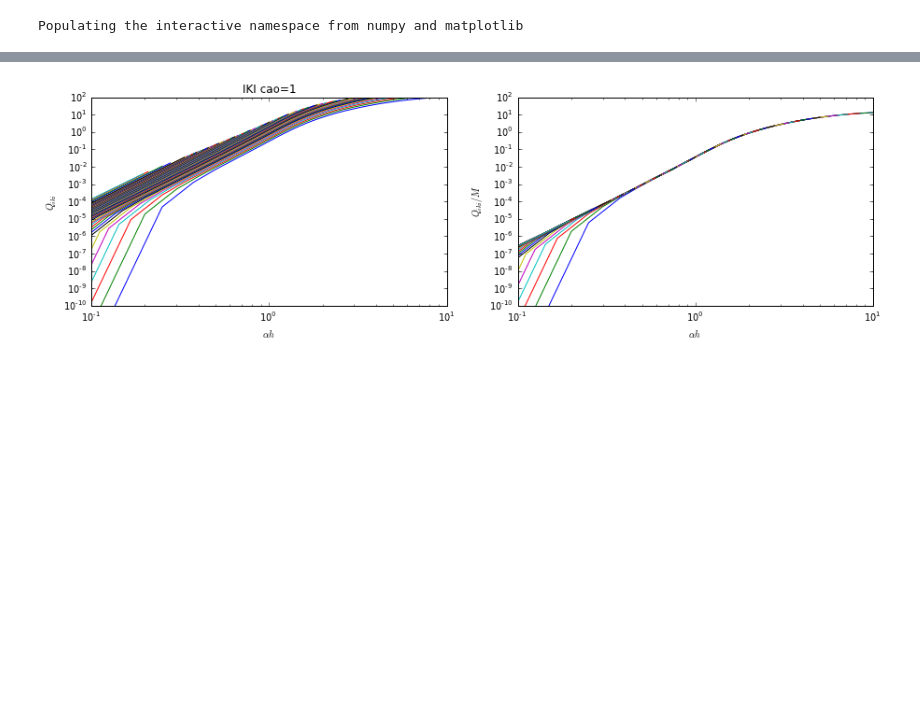
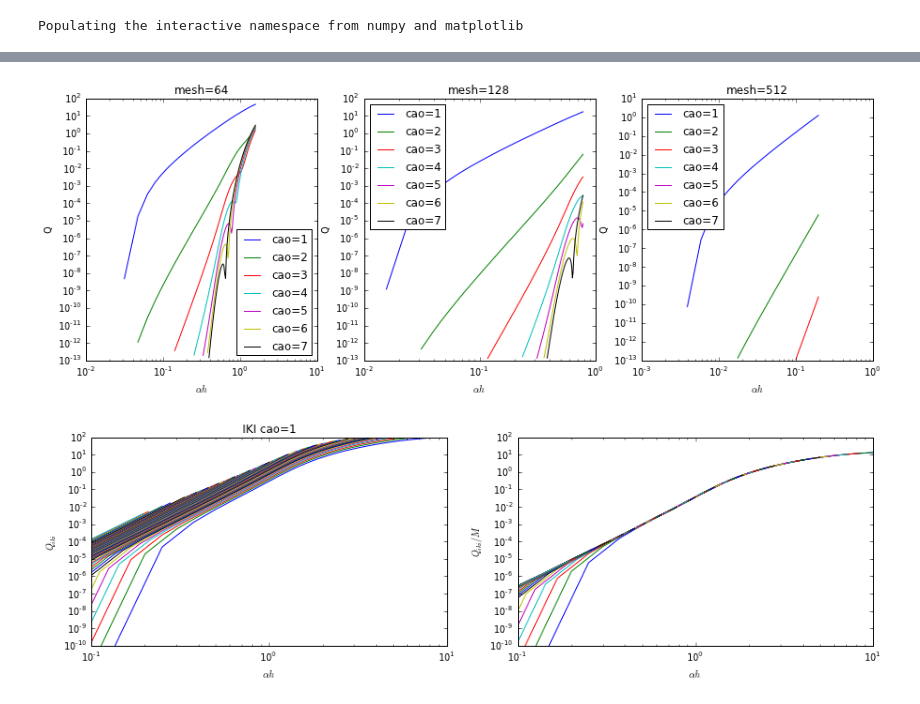
Before and after one commit to olenz/p3m-analyze, a Jupyter notebook: PlotQ.ipynb, the cells around one changed output, grey strips where cells are left out. Drawn from its saved outputs; the diff is of its cells as text; code cells hidden in the pictures; blank space fills up the shorter version.

```diff
--- a/PlotQ.ipynb
+++ b/PlotQ.ipynb
@@ -77,3 +61,14 @@ array([  8,  10,  12,  14,  16,  18,  20,  22,  24,  26,  28,  30,  32,
+# %%
+figure(figsize=(15,5))
+subplot(131)
+plotQ(64, Qadi)
+legend(loc="best")
+subplot(132)
+plotQ(128, Qadi)
+subplot(133)
+plotQ(512, Qadi)
+# %% [output]
+[figure, added]
 # %%
 # Master curve for IKI
 for caoix, cao in enumerate(caos):
```
Also changed, not shown: parts of 4 cells of this notebook.
